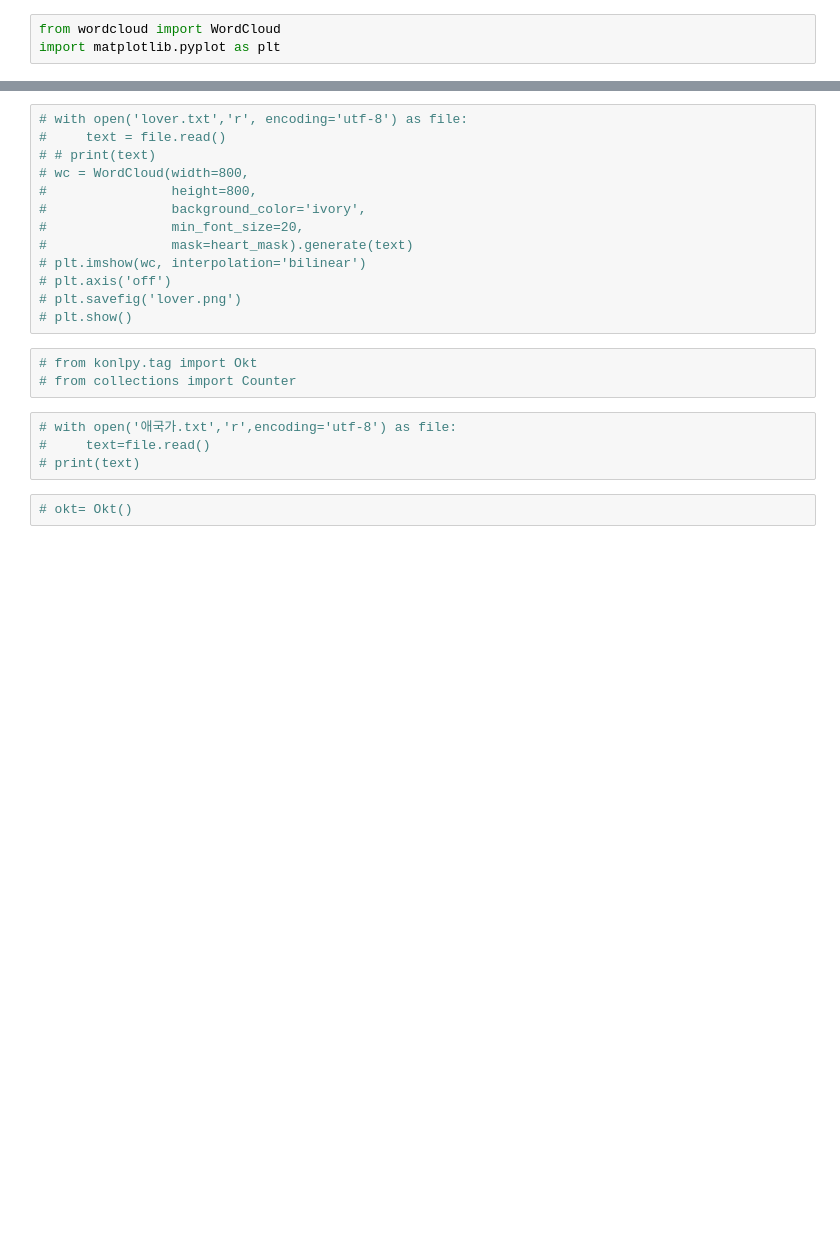
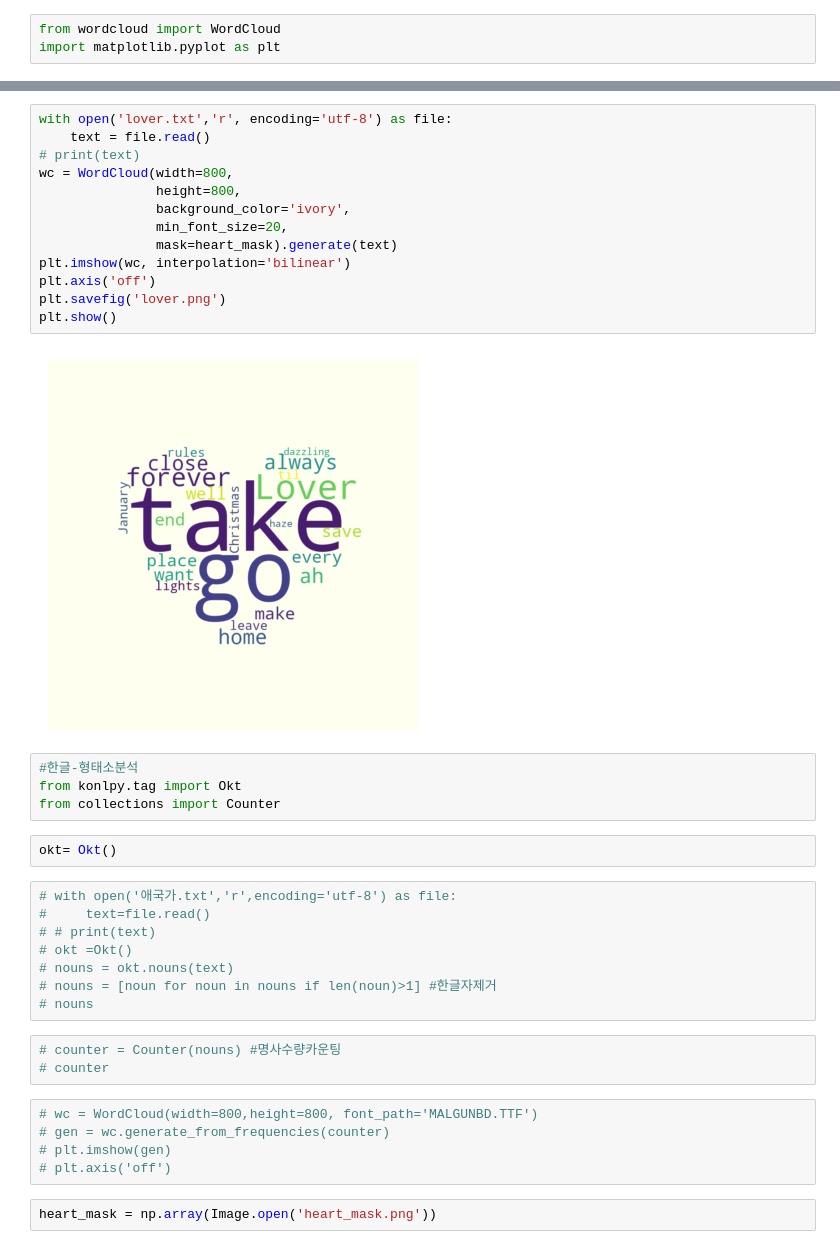
Before and after one commit to Annie-KMoon/pythonproject, a Jupyter notebook: 04.데이터시각화/PROJECT/04.워드클라우드/워드클라우드.ipynb, the cells around one changed output, grey strips where cells are left out. Saved outputs shown, nothing was run; the diff lists cells and outputs as text; blank space fills up the shorter version.

```diff
--- a/04.데이터시각화/PROJECT/04.워드클라우드/워드클라우드.ipynb
+++ b/04.데이터시각화/PROJECT/04.워드클라우드/워드클라우드.ipynb
@@ -40,22 +100,39 @@ from PIL import Image
 # %%
-# with open('lover.txt','r', encoding='utf-8') as file:
-#     text = file.read()
-# # print(text)
-# wc = WordCloud(width=800,
-#                height=800,
-#                background_color='ivory',
-#                min_font_size=20,
-#                mask=heart_mask).generate(text)
-# plt.imshow(wc, interpolation='bilinear')
-# plt.axis('off')
-# plt.savefig('lover.png')
-# plt.show()
+with open('lover.txt','r', encoding='utf-8') as file:
+    text = file.read()
+# print(text)
+wc = WordCloud(width=800,
+               height=800,
+               background_color='ivory',
+               min_font_size=20,
+               mask=heart_mask).generate(text)
+plt.imshow(wc, interpolation='bilinear')
+plt.axis('off')
+plt.savefig('lover.png')
+plt.show()
+# %% [output]
+[figure, added]
 # %%
-# from konlpy.tag import Okt
-# from collections import Counter
+#한글-형태소분석
+from konlpy.tag import Okt
+from collections import Counter
+# %%
+okt= Okt()
 # %%
 # with open('애국가.txt','r',encoding='utf-8') as file:
 #     text=file.read()
-# print(text)
+# # print(text)
+# okt =Okt()
+# nouns = okt.nouns(text)
+# nouns = [noun for noun in nouns if len(noun)>1] #한글자제거
+# nouns
-# %%
-# okt= Okt()
+# %%
+# counter = Counter(nouns) #명사수량카운팅
+# counter
+# %%
+# wc = WordCloud(width=800,height=800, font_path='MALGUNBD.TTF')
+# gen = wc.generate_from_frequencies(counter)
+# plt.imshow(gen)
+# plt.axis('off')
+# %%
+heart_mask = np.array(Image.open('heart_mask.png'))
```
Also changed, not shown: parts of 11 cells of this notebook, 16 other files.
